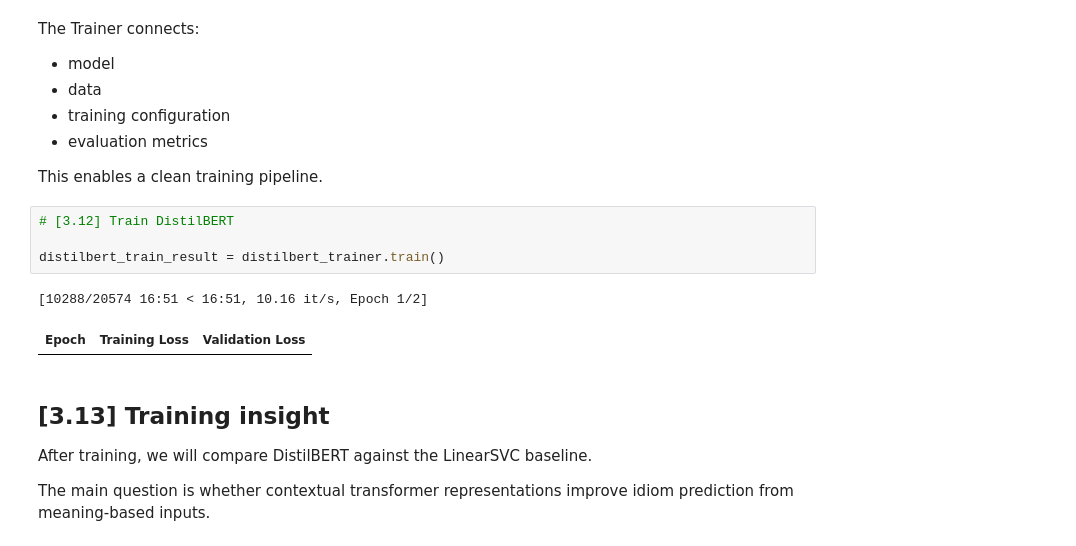
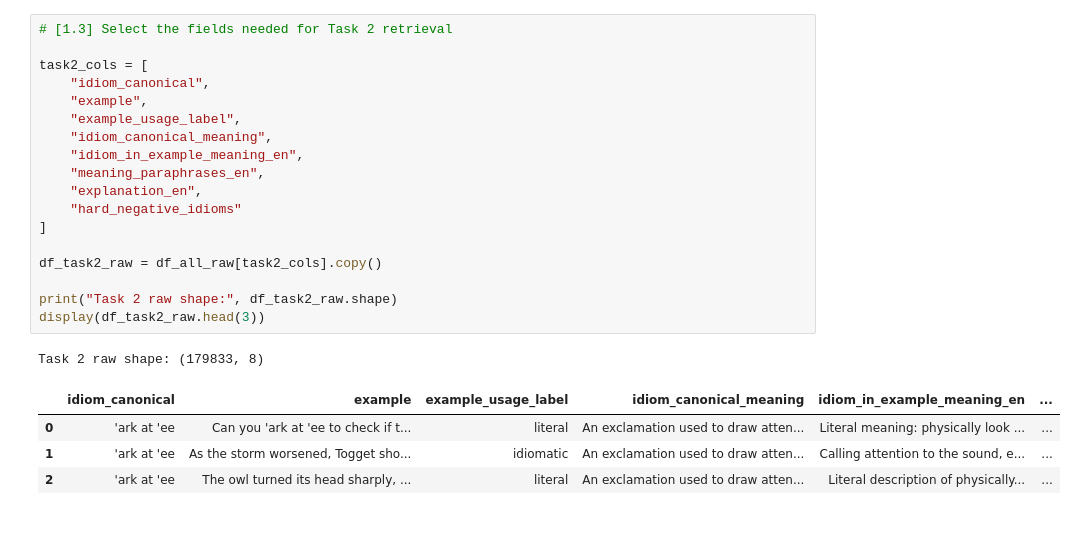
Before and after one commit to aymanshar/IdiomX, a Jupyter notebook: notebooks/03_context_to_idiom.ipynb, the cells around one changed output. Cells and saved outputs as stored; diff of their text form.

```diff
--- a/notebooks/03_context_to_idiom.ipynb
+++ b/notebooks/03_context_to_idiom.ipynb
@@ -722,21 +100,24 @@ Trainer ready.
-# %% [markdown]
-The Trainer connects:
-- model
-- data
-- training configuration
-- evaluation metrics
-
-This enables a clean training pipeline.
-# %%
-# [3.12] Train DistilBERT
-
-distilbert_train_result = distilbert_trainer.train()
-# %% [output]
-[10288/20574 16:51 < 16:51, 10.16 it/s, Epoch 1/2]
-| Epoch | Training Loss | Validation Loss |
-# %% [markdown]
-## [3.13] Training insight
-
-After training, we will compare DistilBERT against the LinearSVC baseline.
-
-The main question is whether contextual transformer representations improve idiom prediction from meaning-based inputs.
+# %%
+# [1.3] Select the fields needed for Task 2 retrieval
+
+task2_cols = [
+    "idiom_canonical",
+    "example",
+    "example_usage_label",
+    "idiom_canonical_meaning",
+    "idiom_in_example_meaning_en",
+    "meaning_paraphrases_en",
+    "explanation_en",
+    "hard_negative_idioms"
+]
+
+df_task2_raw = df_all_raw[task2_cols].copy()
+
+print("Task 2 raw shape:", df_task2_raw.shape)
+display(df_task2_raw.head(3))
+# %% [output]
+Task 2 raw shape: (179833, 8)
+|  | idiom_canonical | example | example_usage_label | idiom_canonical_meaning | idiom_in_example_meaning_en | ... |
+| 0 | 'ark at 'ee | Can you 'ark at 'ee to check if t... | literal | An exclamation used to draw atten... | Literal meaning: physically look ... | ... |
+| 1 | 'ark at 'ee | As the storm worsened, Togget sho... | idiomatic | An exclamation used to draw atten... | Calling attention to the sound, e... | ... |
+| 2 | 'ark at 'ee | The owl turned its head sharply, ... | literal | An exclamation used to draw atten... | Literal description of physically... | ... |
```
Also changed, not shown: parts of 133 cells of this notebook, 1 other file.
